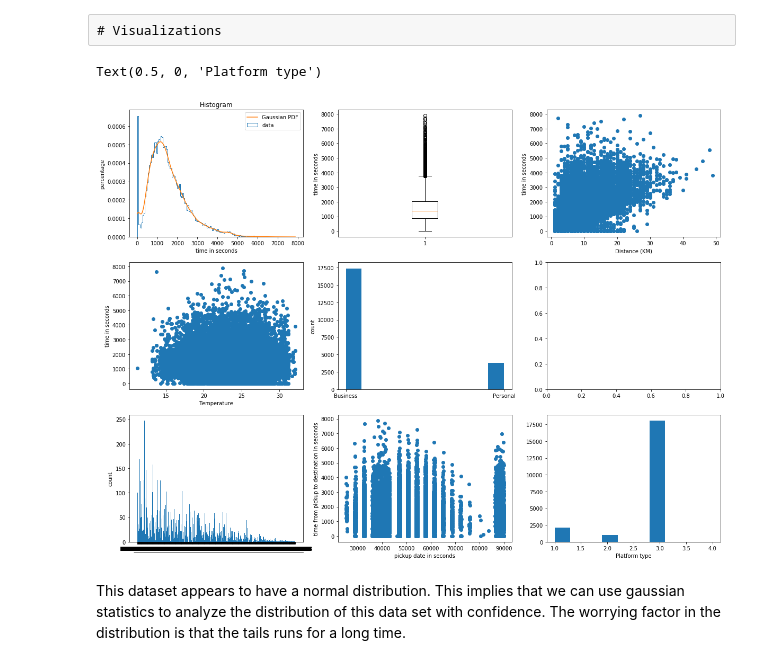
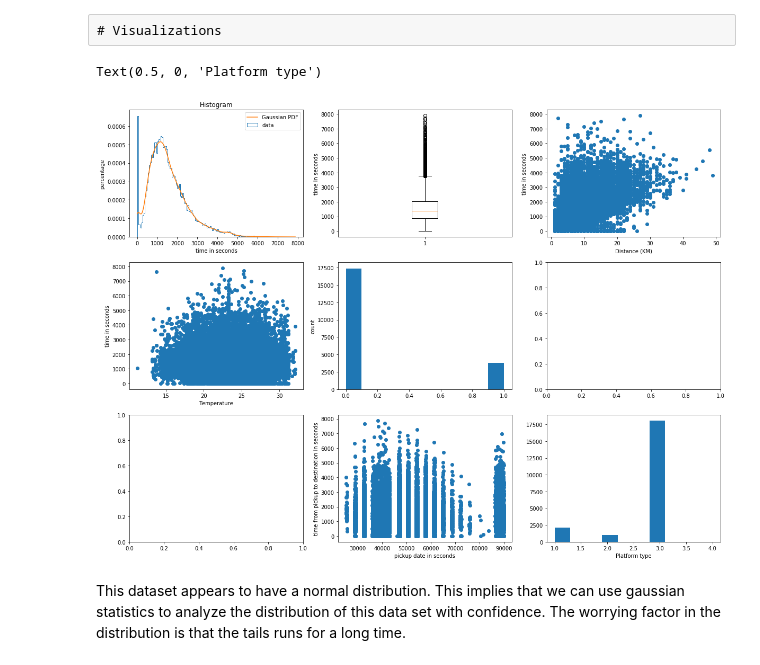
Before and after one commit to explore-thulani/sendy-logistics-challenge, a Jupyter notebook: EDA_Mukwevho.ipynb, the cells around one changed output. Cells and saved outputs as stored; diff of their text form; code cells hidden in the pictures.

```diff
--- a/EDA_Mukwevho.ipynb
+++ b/EDA_Mukwevho.ipynb
@@ -93,0 +96,2 @@ riders
+# %%
+riders['RidersID'] = range(len(riders))
@@ -100,8 +126,7 @@ def remove_colon(number):
 
     return number
 
-def convert_dates_to_seconds(df, date="Pickup - Day of Month",
-                              time="Pickup - Time"):
+def convert_dates_to_seconds(df, date,time):
     """takes in pandas dataframe and converts time stamps
     into seconds """
     date_in_seconds = []
@@ -122,22 +147,34 @@ def convert_dates_to_seconds(df, date="Pickup - Day of Month",
 
     return date_in_seconds
 # %%
-def correct_data_format(df):
+def correct_data_format_train(df):
     df = df.copy()
     """takes in data frame and transforms it into preferred data frame """
 
     #convert dates
-    df["Placement - Time"] = convert_dates_to_seconds(df,date= "Placement - Day of Month",time ="Placement - Time")
-    df["Confirmation - Time"] = convert_dates_to_seconds(df,date= "Confirmation - Day of Month",time ="Confirmation - Time")
-    df["Pickup - Time"] = convert_dates_to_seconds(df,date= "Pickup - Day of Month",time ="Pickup - Time")
-    df["Arrival at Pickup - Time"] = convert_dates_to_seconds(df,date= "Arrival at Pickup - Day of Month",time ="Arrival at Pickup - Time")
+
+    convert_columns = {"Placement - Day of Month":"Placement - Time","Confirmation - Day of Month":"Confirmation - Time",
+                      "Pickup - Day of Month":"Pickup - Time","Arrival at Pickup - Day of Month":"Arrival at Pickup - Time"}
+
+    #df["Placement - Time"] = convert_dates_to_seconds(df,date= "Placement - Day of Month",time ="Placement - Time")
+    #df["Confirmation - Time"] = convert_dates_to_seconds(df,date= "Confirmation - Day of Month",time ="Confirmation - Time")
+    #df["Pickup - Time"] = convert_dates_to_seconds(df,date= "Pickup - Day of Month",time ="Pickup - Time")
+    #df["Arrival at Pickup - Time"] = convert_dates_to_seconds(df,date= "Arrival at Pickup - Day of Month",time ="Arrival at Pickup - Time")
     #drop columns
-    df.drop(["Placement - Day of Month","Confirmation - Day of Month", "Precipitation in millimeters",
-             "Pickup - Day of Month","Arrival at Destination - Day of Month",
-            "Arrival at Destination - Time","Order No","User Id"],axis=1,inplace=True)
+    drop_columns = ["Placement - Day of Month","Confirmation - Day of Month", "Precipitation in millimeters",
+                    "Pickup - Day of Month","Arrival at Destination - Day of Month",
+            "Arrival at Destination - Time","Arrival at Destination - Weekday (Mo = 1)","Order No","User Id","Vehicle Type","Order No","Rider Id"]
+    for column_name in df.columns:
+        if column_name in convert_columns:
+            df[convert_columns[column_name]] = convert_dates_to_seconds(df,date=column_name ,time =convert_columns[column_name])
+        elif column_name in drop_columns:
+            df.drop(column_name,axis=1,inplace=True)
 
-
+    #Fillingna and dummy variable
+    df['Temperature'].fillna(df['Temperature'].mean(),inplace=True)
+    df["Personal or Business"] = pd.get_dummies(df["Personal or Business"],drop_first=True)
+    #pd.get_dummies(train["Rider Id"],drop_first=True)
 
     return df
 # %%
-train = correct_data_format(train)
+train = correct_data_format_train(train)
@@ -161,37 +268,37 @@ ax1.legend(loc="upper right")
 ax1.set_xlabel("time in seconds")
 ax1.set_ylabel("percentage");
 ax1.set_title("Histogram");
 
 
 ax2.boxplot(x=train["Time from Pickup to Arrival"])
 ax2.set_ylabel("time in seconds");
 
 ax3.scatter(train["Distance (KM)"],train["Time from Pickup to Arrival"])
 ax3.set_xlabel("Distance (KM)")
 ax3.set_ylabel("time in seconds")
 
 ax4.scatter(train["Temperature"],train["Time from Pickup to Arrival"])
 ax4.set_xlabel("Temperature")
 ax4.set_ylabel("time in seconds")
 
 ax5.hist(train["Personal or Business"])
 ax5.set_ylabel("count")
 
-#ax6.hist(train["Vehicle Type"])
+#ax6.scatter(train["Temperature"],train['Time from Pickup to Arrival'])
 #ax6.set_ylabel("count")
 
-ax7.hist(train["Rider Id"], bins=960)
-ax7.set_ylabel("count")
+#ax7.hist(train["Rider Id"], bins=960)
+#ax7.set_ylabel("count")
 
 ax8.scatter(train["Pickup - Time"],train["Time from Pickup to Arrival"])
 ax8.set_xlabel("pickup date in seconds")
 ax8.set_ylabel("time from pickup to destination in seconds")
 
 ax9.hist(train["Platform Type"], bins = 10)
 ax9.set_xlabel("Platform type")
 # %% [output]
 Text(0.5, 0, 'Platform type')
-[figure, old version]
+[figure, new version]
 # %% [markdown]
 This dataset appears to have a normal distribution. This implies that we can use gaussian statistics to analyze the distribution of this data set with confidence. The worrying factor in the distribution is that the tails runs for a long time.
 # %% [markdown]
```
Also changed, not shown: parts of 30 cells of this notebook, 3 other files.
